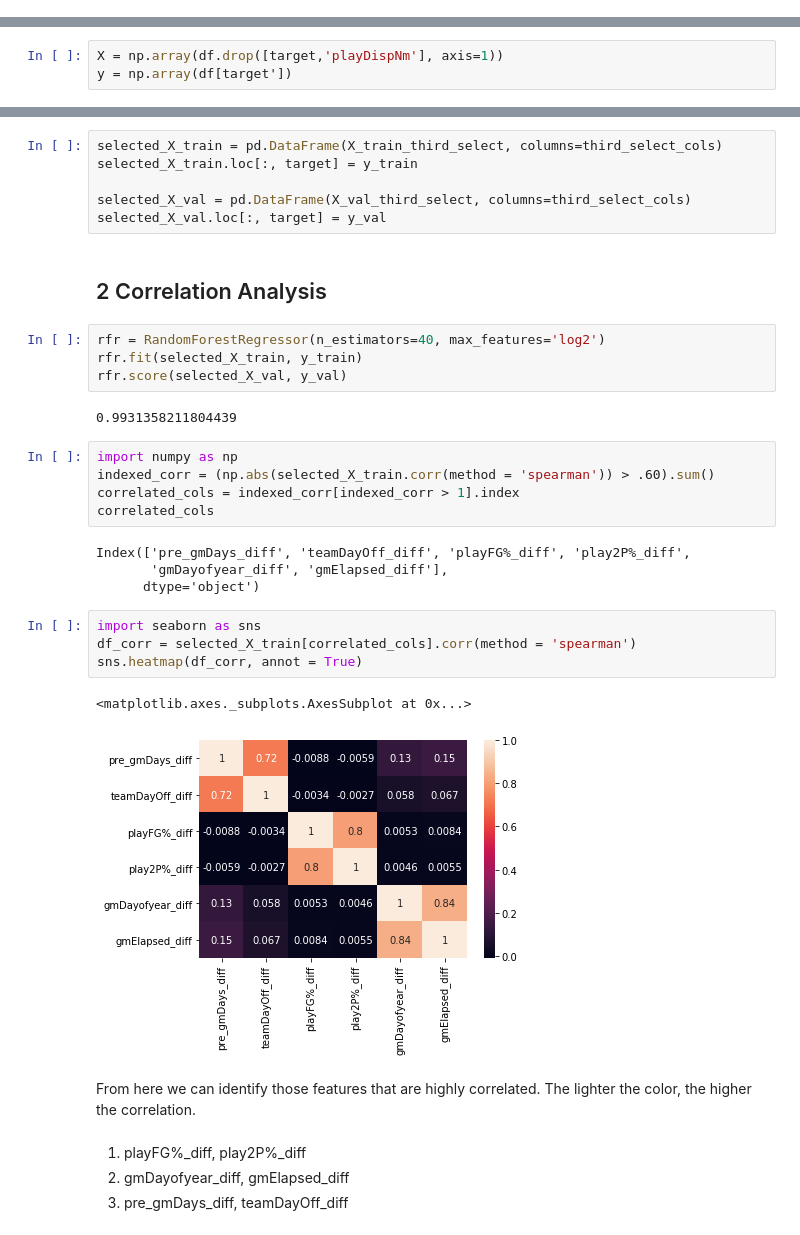
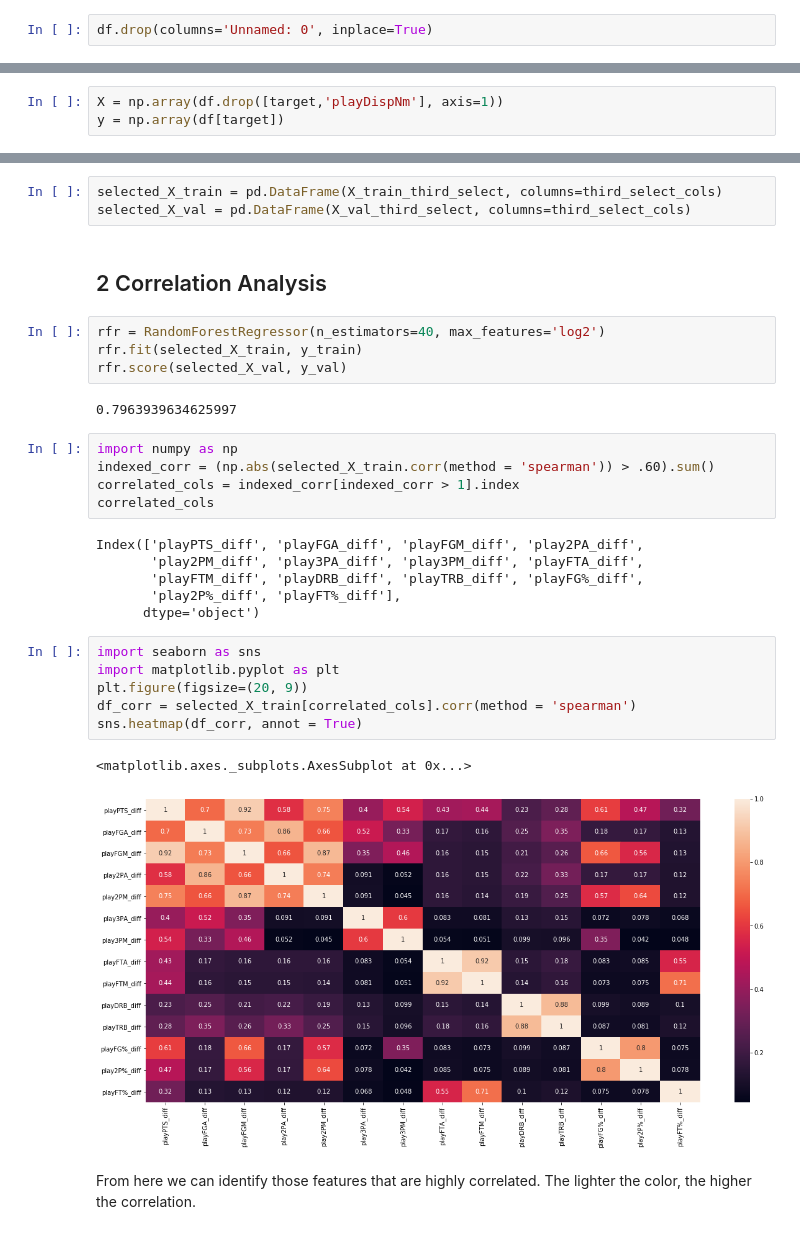
Before and after one commit to Johnnydaszhu/Data-Science, a Jupyter notebook: Final_Project/2-feature-selection.ipynb, the cells around one changed output, grey strips where cells are left out. Cells and saved outputs as stored; diff of their text form.

```diff
--- a/Final_Project/2-feature-selection.ipynb
+++ b/Final_Project/2-feature-selection.ipynb
@@ -22,3 +22,5 @@ df.describe(include='all')
+# %%
+df.drop(columns='Unnamed: 0', inplace=True)
 # %%
 target = 'playMin_diff'
 # %%
@@ -26,7 +28,7 @@ feature_names = df.drop([target,'playDispNm'], axis=1)
 feature_names = list(feature_names.columns)
 # %%
 X = np.array(df.drop([target,'playDispNm'], axis=1))
-y = np.array(df[target'])
+y = np.array(df[target])
 # %% [markdown]
 ## 1 Feature importances
 # %%
@@ -214,9 +217,6 @@ eli5.explain_weights_df(third_pmi, feature_names = second_select_cols.to_list())
 # %%
 selected_X_train = pd.DataFrame(X_train_third_select, columns=third_select_cols)
-selected_X_train.loc[:, target] = y_train
-
 selected_X_val = pd.DataFrame(X_val_third_select, columns=third_select_cols)
-selected_X_val.loc[:, target] = y_val
 # %% [markdown]
 ## 2 Correlation Analysis
 # %%
@@ -224,27 +224,27 @@ rfr = RandomForestRegressor(n_estimators=40, max_features='log2')
 rfr.fit(selected_X_train, y_train)
 rfr.score(selected_X_val, y_val)
 # %% [output]
-0.9931358211804439
+0.7963939634625997
 # %%
 import numpy as np
 indexed_corr = (np.abs(selected_X_train.corr(method = 'spearman')) > .60).sum()
 correlated_cols = indexed_corr[indexed_corr > 1].index
 correlated_cols
 # %% [output]
-Index(['pre_gmDays_diff', 'teamDayOff_diff', 'playFG%_diff', 'play2P%_diff',
-       'gmDayofyear_diff', 'gmElapsed_diff'],
+Index(['playPTS_diff', 'playFGA_diff', 'playFGM_diff', 'play2PA_diff',
+       'play2PM_diff', 'play3PA_diff', 'play3PM_diff', 'playFTA_diff',
+       'playFTM_diff', 'playDRB_diff', 'playTRB_diff', 'playFG%_diff',
+       'play2P%_diff', 'playFT%_diff'],
       dtype='object')
 # %%
 import seaborn as sns
+import matplotlib.pyplot as plt
+plt.figure(figsize=(20, 9))
 df_corr = selected_X_train[correlated_cols].corr(method = 'spearman')
 sns.heatmap(df_corr, annot = True)
 # %% [output]
 <matplotlib.axes._subplots.AxesSubplot at 0x...>
-[figure, old version]
+[figure, new version]
 # %% [markdown]
 
 From here we can identify those features that are highly correlated. The lighter the color, the higher the correlation.
-# %% [markdown]
-1. playFG%_diff, play2P%_diff
-2. gmDayofyear_diff, gmElapsed_diff
-3. pre_gmDays_diff, teamDayOff_diff
```
Also changed, not shown: parts of 35 cells of this notebook, 2 other files.
